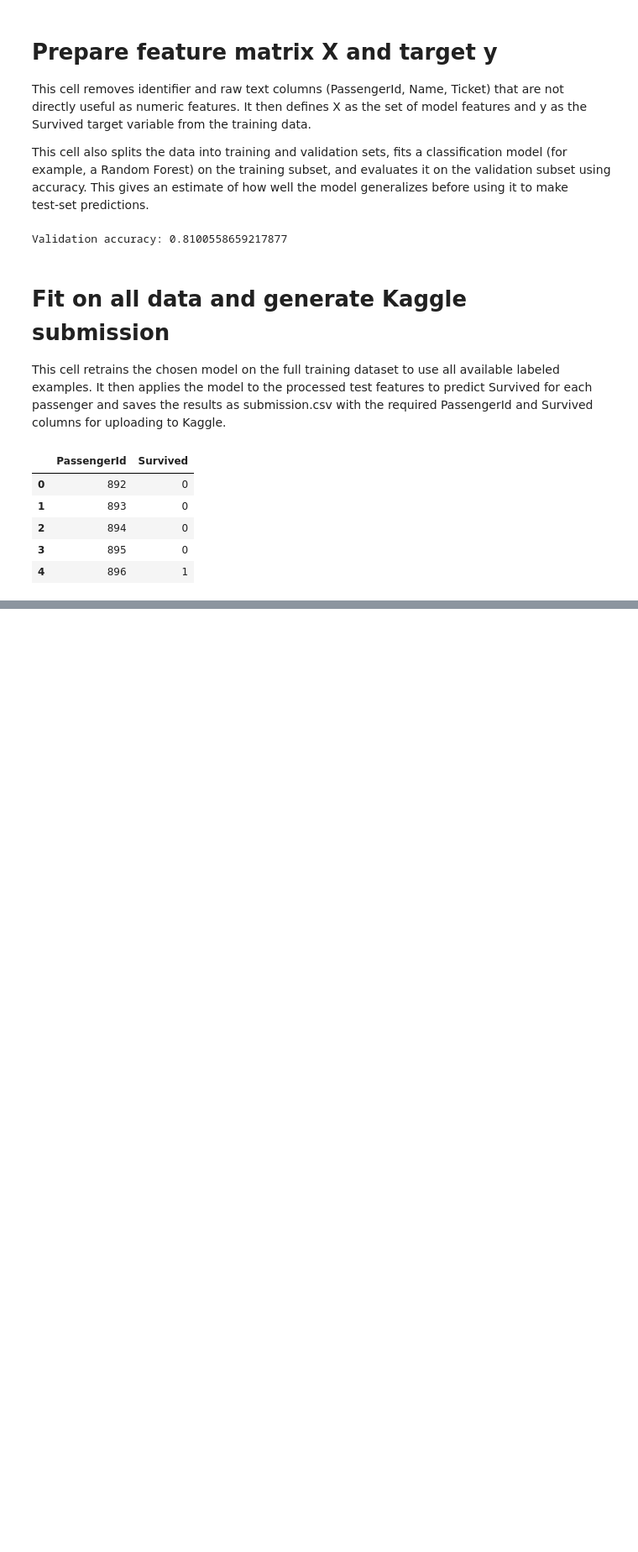
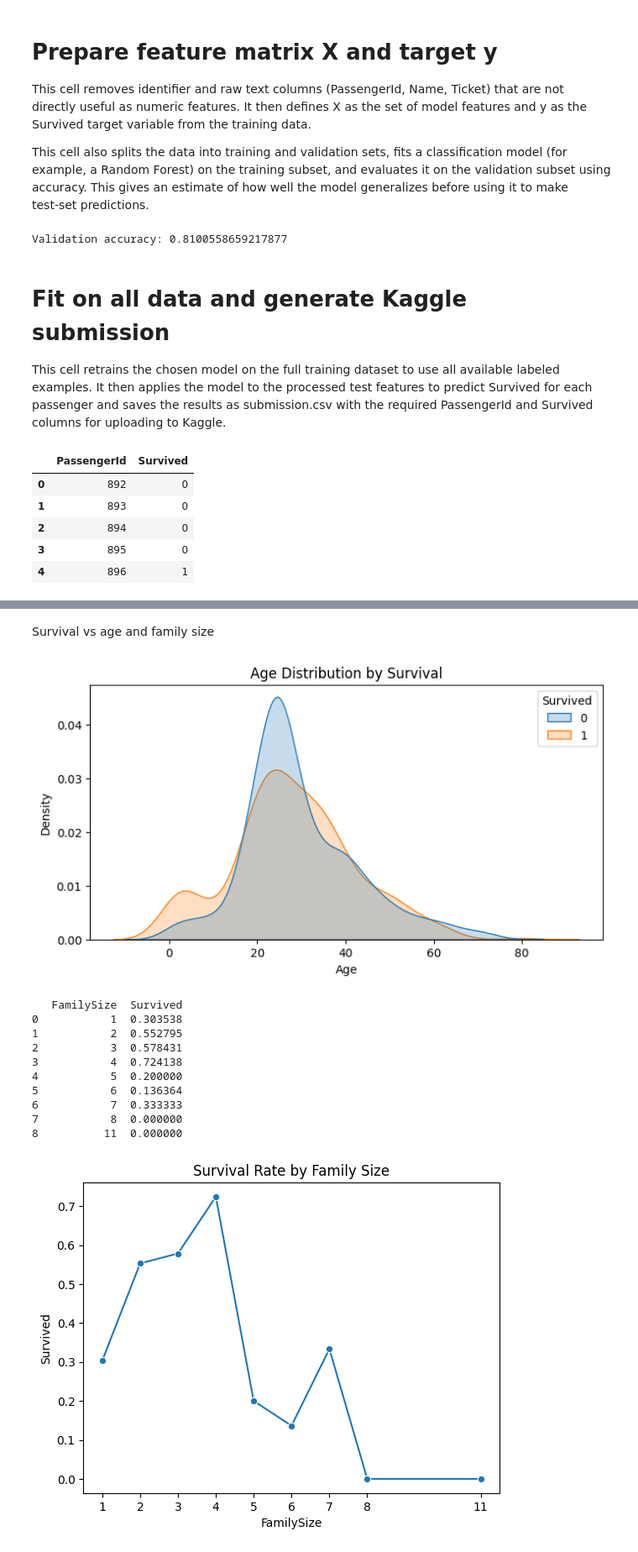
Before and after one commit to GarimaSharda/Kaggle-Knowledge-Project-Titanic, a Jupyter notebook: Kaggle_Titanic_project.ipynb, the cells around one changed output, grey strips where cells are left out. Shown: that part at 84% size. Saved outputs shown, nothing was run; the diff lists cells and outputs as text; code cells hidden in the pictures; blank space fills up the shorter version.

```diff
--- a/Kaggle_Titanic_project.ipynb
+++ b/Kaggle_Titanic_project.ipynb
@@ -226,0 +281,34 @@ submission.head()
+# %% [markdown]
+Survival vs age and family size
+# %%
+# Create FamilySize if it does not exist yet
+if "FamilySize" not in train.columns:
+    train["FamilySize"] = train["SibSp"] + train["Parch"] + 1
+
+# Age distribution separated by Survived
+plt.figure(figsize=(8, 4))
+sns.kdeplot(data=train, x="Age", hue="Survived", common_norm=False, fill=True)
+plt.title("Age Distribution by Survival")
+plt.show()
+
+# FamilySize vs survival (assuming you created FamilySize)
+family_survival = train.groupby("FamilySize")["Survived"].mean().reset_index()
+print(family_survival)
+
+sns.lineplot(data=family_survival, x="FamilySize", y="Survived", marker="o")
+plt.title("Survival Rate by Family Size")
+plt.xticks(family_survival["FamilySize"].unique())
+plt.show()
+# %% [output]
+[figure, added]
+   FamilySize  Survived
+0           1  0.303538
+1           2  0.552795
+2           3  0.578431
+3           4  0.724138
+4           5  0.200000
+5           6  0.136364
+6           7  0.333333
+7           8  0.000000
+8          11  0.000000
+[figure, added]
```
Also changed, not shown: parts of 23 cells of this notebook.
